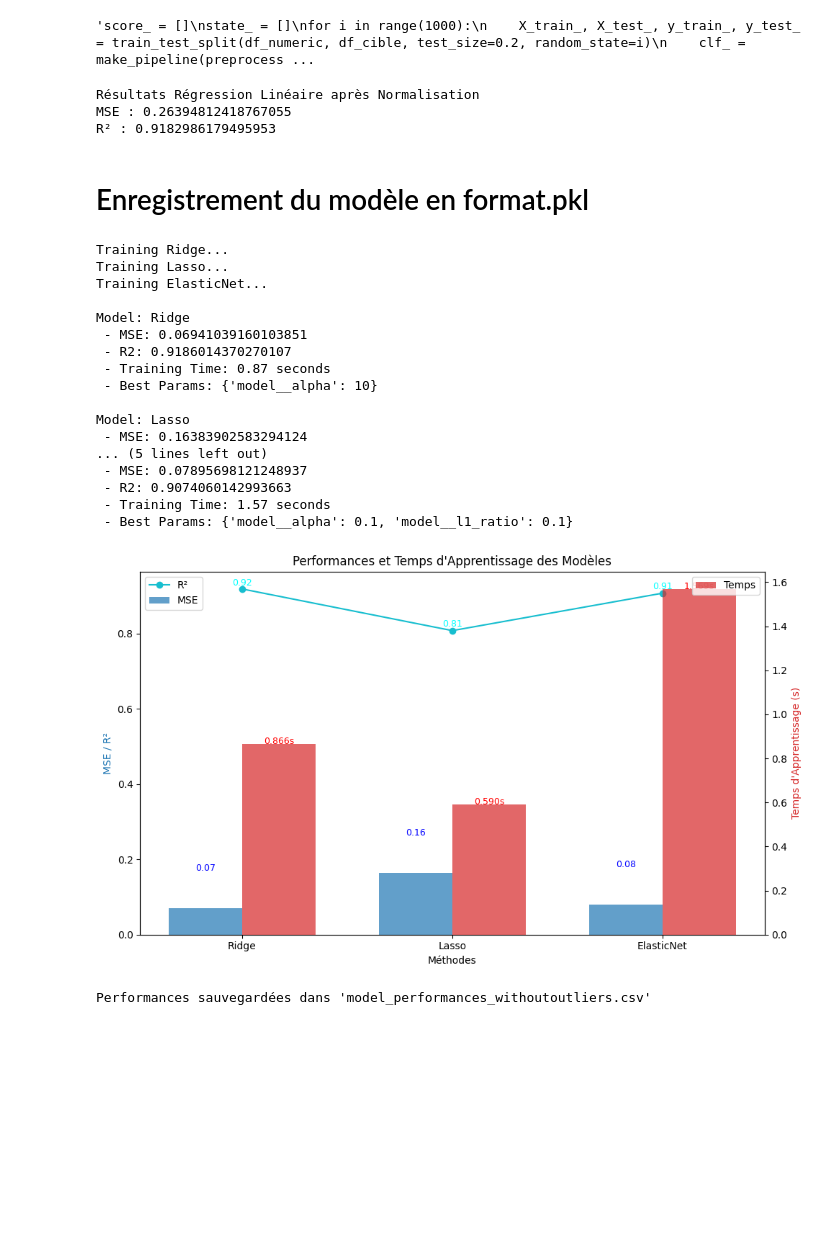
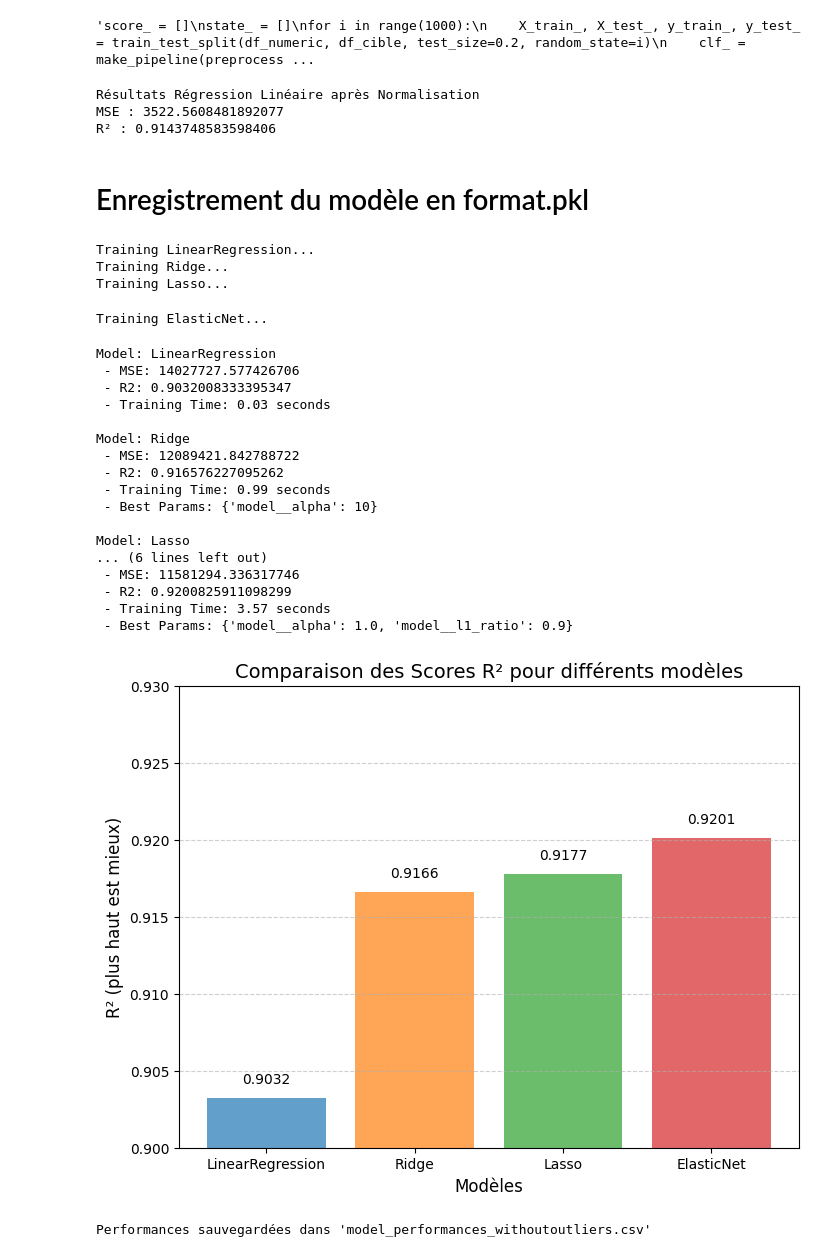
Before and after one commit to A-Delvoye/Brief2_prime_assurance, a Jupyter notebook: modelisation_assurance_final.ipynb, the cells around one changed output. Cells and saved outputs as stored; diff of their text form; code cells hidden in the pictures; blank space fills up the shorter version.

```diff
--- a/modelisation_assurance_final.ipynb
+++ b/modelisation_assurance_final.ipynb
@@ -182,7 +183,7 @@ def RRF(data_X, data_cible_y):
 # %% [markdown]
 ## Main Function
 # %%
-df = load_data("df_assurance_clean_with_log_v4_with_new_val_7.csv")
+df = load_data("df_assurance_ag_sex_bmi_ch_sm_re_agbm_aggrp_bmicat_bmism_agesm.csv")
 
 print(df.info())
 df_category, df_numeric = prepare_data(df)
@@ -297,6 +304,6 @@ Régression linéaire R2: 0.872
 # %%
-numeric_features = ['children','bmi_smoker','age_smoker','age_bmi','log_age']#'age', 'bmi', ,'log_children'
-categorical_features = ['sex','smoker']
+numeric_features = ['age', 'bmi','children','bmi_smoker','age_smoker','age_bmi','log_children']#, ,
+categorical_features = ['smoker','sex']#,
 ordinal_features = ['region','age_group','bmi_category']
 
 df_cible = df.iloc[:,-1]
@@ -344,13 +351,41 @@ print("MSE :", mse_lr)
 print("R² :", r2_lr)
 # %% [output]
 Résultats Régression Linéaire après Normalisation
-MSE : 0.26394812418767055
-R² : 0.9182986179495953
+MSE : 3522.5608481892077
+R² : 0.9143748583598406
 # %% [markdown]
 # Enregistrement du modèle en format.pkl
 # %%
 with open('linear_regression_model_1.pkl', 'wb') as file:
     pickle.dump(lr_model, file)
+# %%
+def affichage_performance2(results):
+        # Extraire les noms des modèles et leurs R²
+    models = list(results.keys())
+    r2_scores = [results[model]['R2'] for model in models]
+
+    # Création d'un graphique en barres pour R²
+    fig, ax = plt.subplots(figsize=(8, 6))
+
+    # Barres des R²
+    bars = ax.bar(models, r2_scores, color=['tab:blue', 'tab:orange', 'tab:green', 'tab:red'], alpha=0.7)
+
+    # Ajouter les valeurs au-dessus des barres
+    for bar, r2 in zip(bars, r2_scores):
+        ax.text(bar.get_x() + bar.get_width() / 2, bar.get_height() + 0.001, f"{r2:.4f}", ha='center', fontsize=10)
+
+    # Ajouter le titre et les labels
+    ax.set_title("Comparaison des Scores R² pour différents modèles", fontsize=14)
+    ax.set_ylabel("R² (plus haut est mieux)", fontsize=12)
+    ax.set_xlabel("Modèles", fontsize=12)
+    ax.set_ylim(0.9, 0.93)  # Ajuster l'échelle pour mieux voir les différences
+
+    # Afficher la grille pour la lisibilité
+    ax.grid(axis='y', linestyle='--', alpha=0.6)
+
+    # Afficher le graphique
+    #plt.tight_layout()
+    plt.show()
 # %%
 def affichage_performance(results):
     methods = list(results.keys())
@@ -422,7 +457,7 @@ preprocessor = ColumnTransformer(
 
 # Modèles à tester
 models = {
-    #'LinearRegression': LinearRegression(),
+    'LinearRegression': LinearRegression(),
     'Ridge': Ridge(),
     'Lasso': Lasso(),
     'ElasticNet': ElasticNet()
@@ -534,27 +569,31 @@ for model_name, metrics in results.items():
     if metrics['Best Params']:
         print(f" - Best Params: {metrics['Best Params']}")
 # %% [output]
+Training LinearRegression...
 Training Ridge...
 Training Lasso...
-Training ElasticNet...
-
-Model: Ridge
- - MSE: 0.06941039160103851
- - R2: 0.9186014370270107
- - Training Time: 0.87 seconds
- - Best Params: {'model__alpha': 10}
-
-Model: Lasso
- - MSE: 0.16383902583294124
-... (5 lines left out)
- - MSE: 0.07895698121248937
- - R2: 0.9074060142993663
- - Training Time: 1.57 seconds
- - Best Params: {'model__alpha': 0.1, 'model__l1_ratio': 0.1}
+Training ElasticNet...
+Model: LinearRegression
+ - MSE: 14027727.577426706
+ - R2: 0.9032008333395347
+ - Training Time: 0.03 seconds
+
+Model: Ridge
+ - MSE: 12089421.842788722
+ - R2: 0.916576227095262
+ - Training Time: 0.99 seconds
+ - Best Params: {'model__alpha': 10}
+
+Model: Lasso
+... (6 lines left out)
+ - MSE: 11581294.336317746
+ - R2: 0.9200825911098299
+ - Training Time: 3.57 seconds
+ - Best Params: {'model__alpha': 1.0, 'model__l1_ratio': 0.9}
 # %%
-affichage_performance(results)
+affichage_performance2(results)
 # %% [output]
-[figure, old version]
+[figure, new version]
 # %%
 results_withoutoutliers =results
 df_results = pd.DataFrame.from_dict(results_withoutoutliers, orient='index')
```
Also changed, not shown: parts of 5 cells of this notebook, 20 other files.
